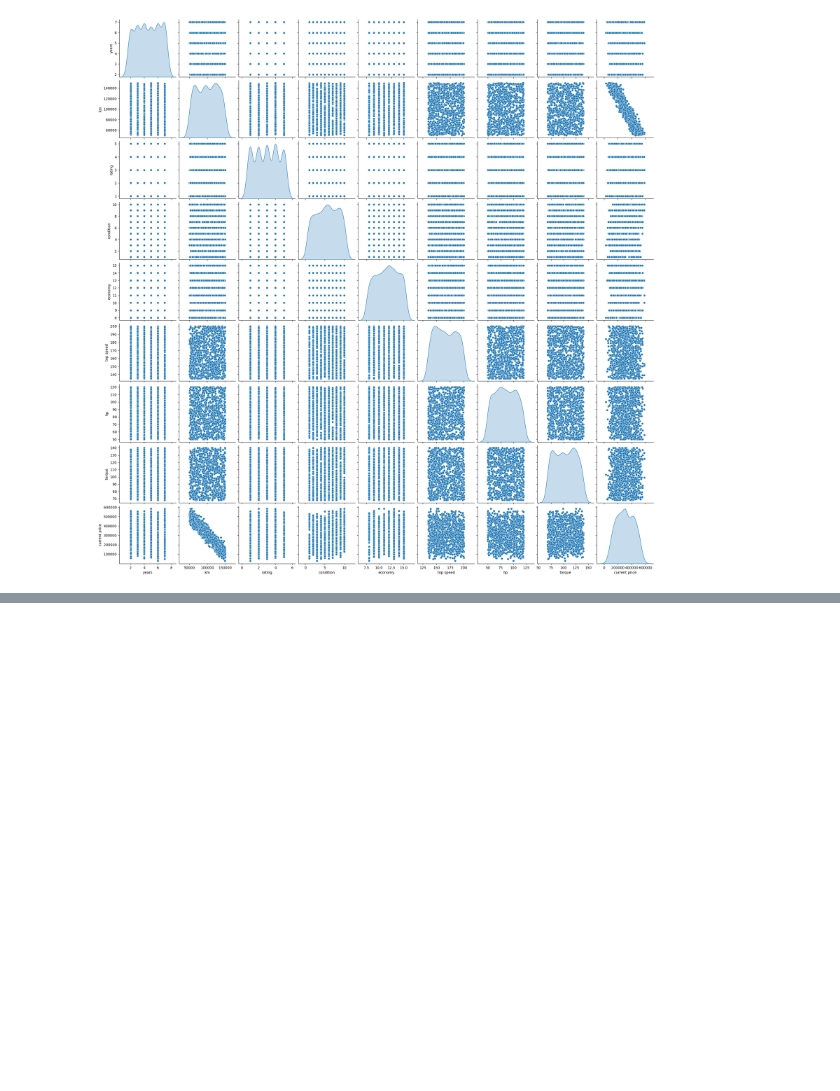
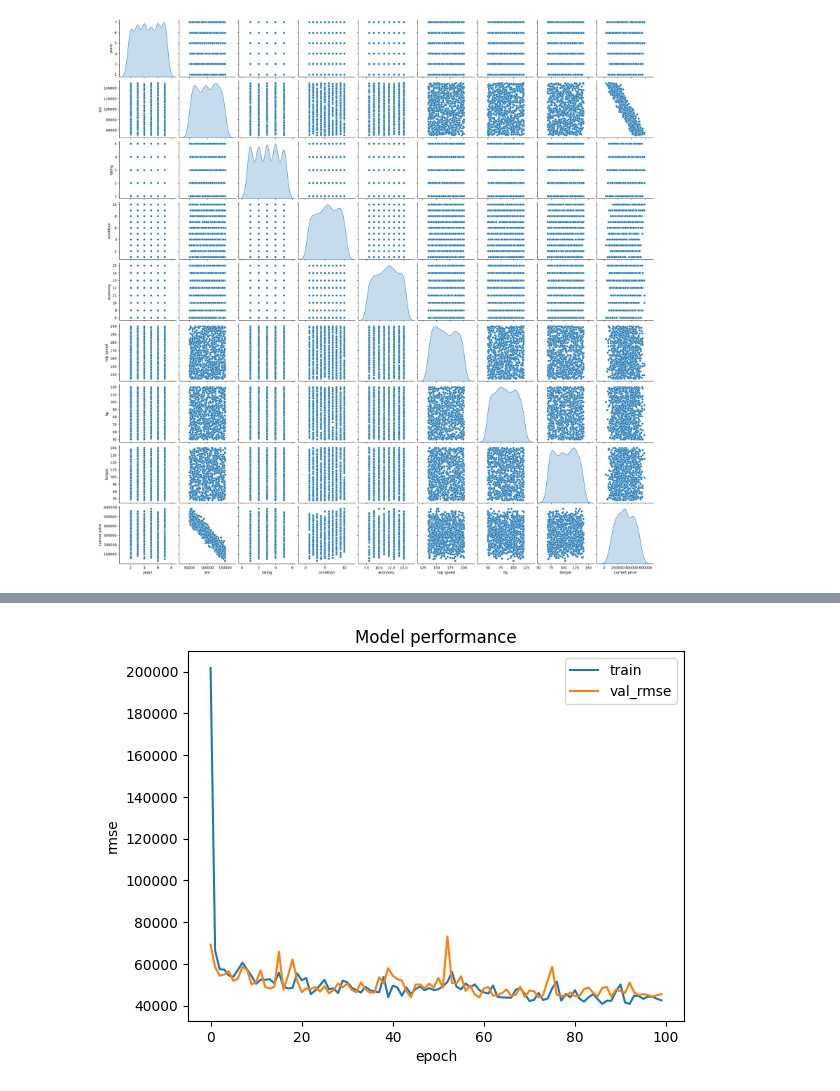
Before and after one commit to PetrovEvgeniy/CarPricePrediction, a Jupyter notebook: test.ipynb, the cells around one changed output, grey strips where cells are left out. Saved outputs shown, nothing was run; the diff lists cells and outputs as text; code cells hidden in the pictures; blank space fills up the shorter version.

```diff
--- a/test.ipynb
+++ b/test.ipynb
@@ -129,0 +237,11 @@ tf.keras.utils.plot_model(model, to_file='model.png', show_shapes=True)  # plot
+# %%
+# Plot the model performance during training to see how the model is learning
+plt.plot(history.history['root_mean_squared_error'])  # plot the root mean squared error
+plt.plot(history.history['val_root_mean_squared_error'])  # plot the validation root mean squared error
+plt.title('Model performance')
+plt.ylabel('rmse') # root mean squared error
+plt.xlabel('epoch')
+plt.legend(['train','val_rmse'])
+plt.show() # show the plot
+# %% [output]
+[figure, added]
```
Also changed, not shown: parts of 25 cells of this notebook, 1 other file.
